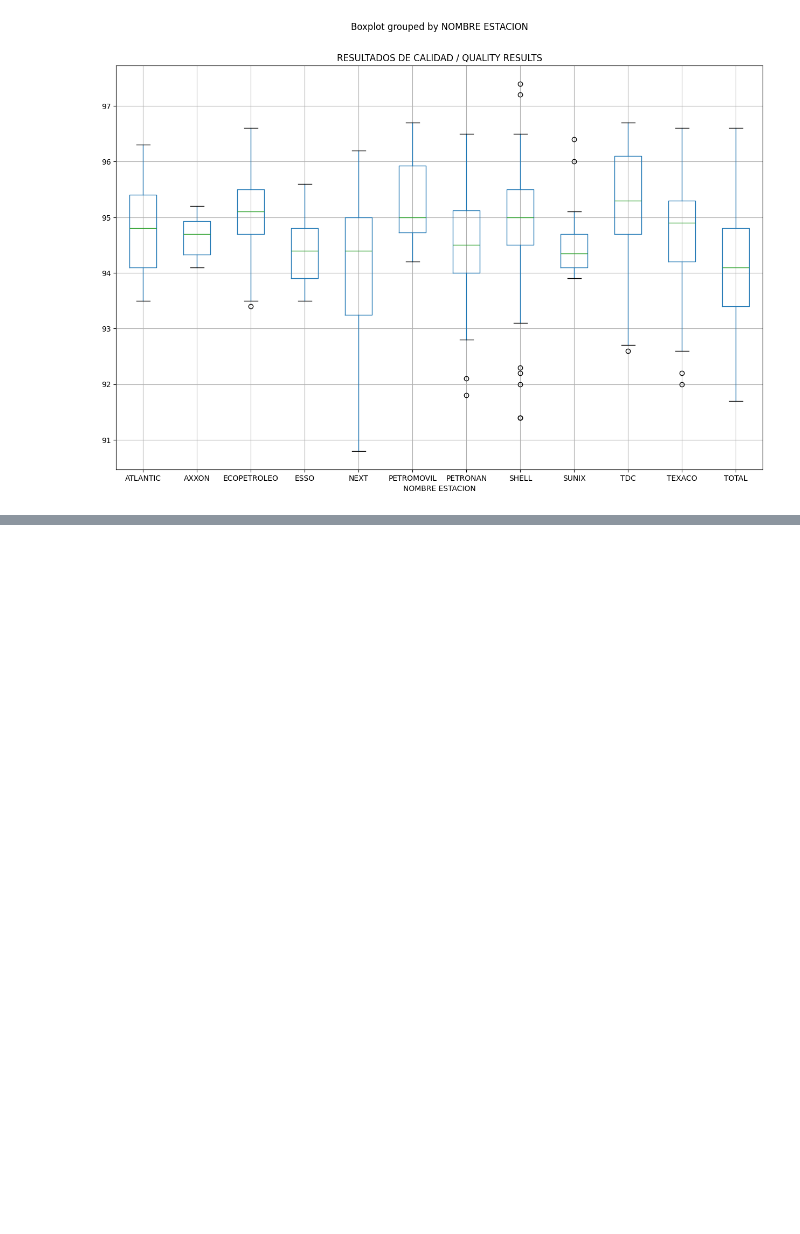
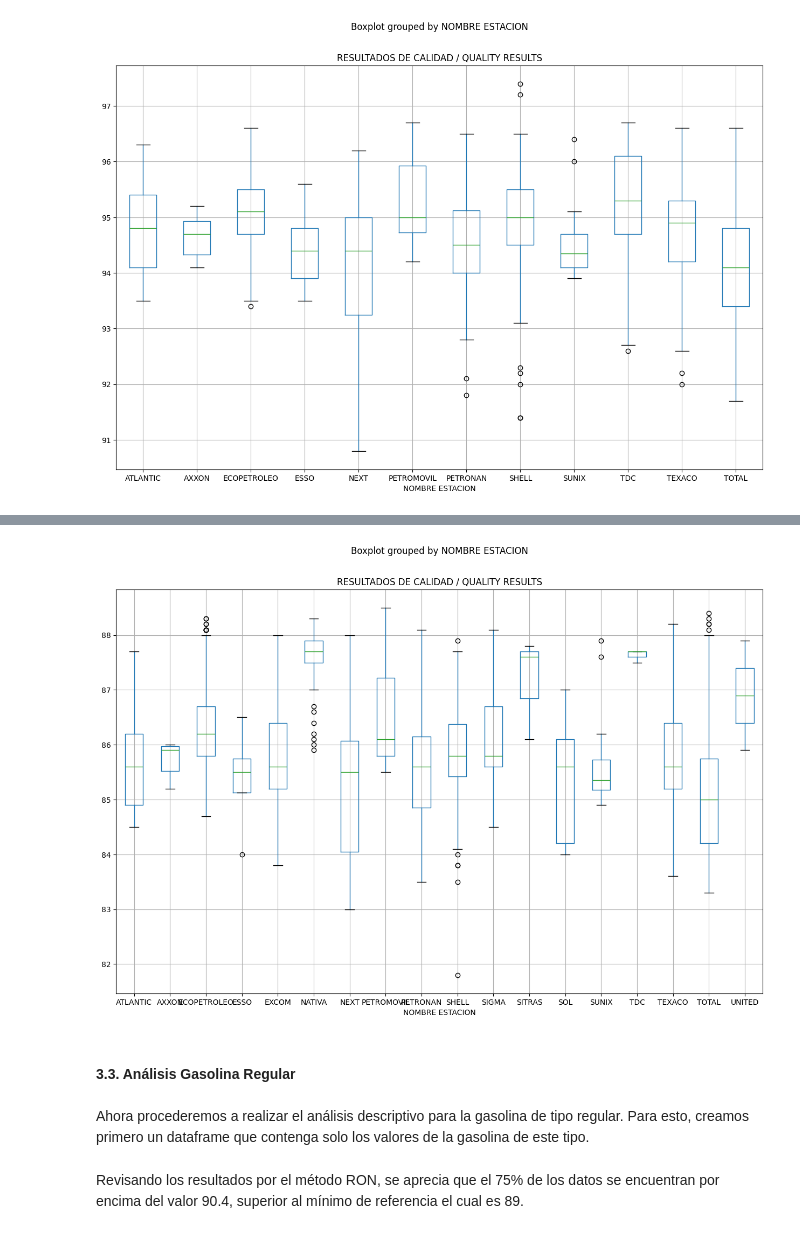
Before and after one commit to rafaeljosem/gas_station_analysis, a Jupyter notebook: octane_gas_analysis.ipynb, the cells around one changed output, grey strips where cells are left out. Drawn from its saved outputs; the diff is of its cells as text; code cells hidden in the pictures; blank space fills up the shorter version.

```diff
--- a/octane_gas_analysis.ipynb
+++ b/octane_gas_analysis.ipynb
@@ -776,0 +864,12 @@ plt.show()
+# %%
+premium_df[premium_df['ANÁLISIS / ANALYSES'].str.contains('MON')].boxplot(
+    by='NOMBRE ESTACION',
+    column = 'RESULTADOS DE CALIDAD / QUALITY RESULTS',
+    figsize=(15,10))
+plt.show()
+# %% [output]
+[figure, added]
+# %% [markdown]
+#### **3.3. Análisis Gasolina Regular**
+# %% [markdown]
+Ahora procederemos a realizar el análisis descriptivo para la gasolina de tipo regular. Para esto, creamos primero un dataframe que contenga solo los valores de la gasolina de este tipo.
@@ -776,0 +878,2 @@ plt.show()
+# %% [markdown]
+Revisando los resultados por el método RON, se aprecia que el 75% de los datos se encuentran por encima del valor 90.4, superior al mínimo de referencia el cual es 89.
```
Also changed, not shown: parts of 34 cells of this notebook, 2 other files.
